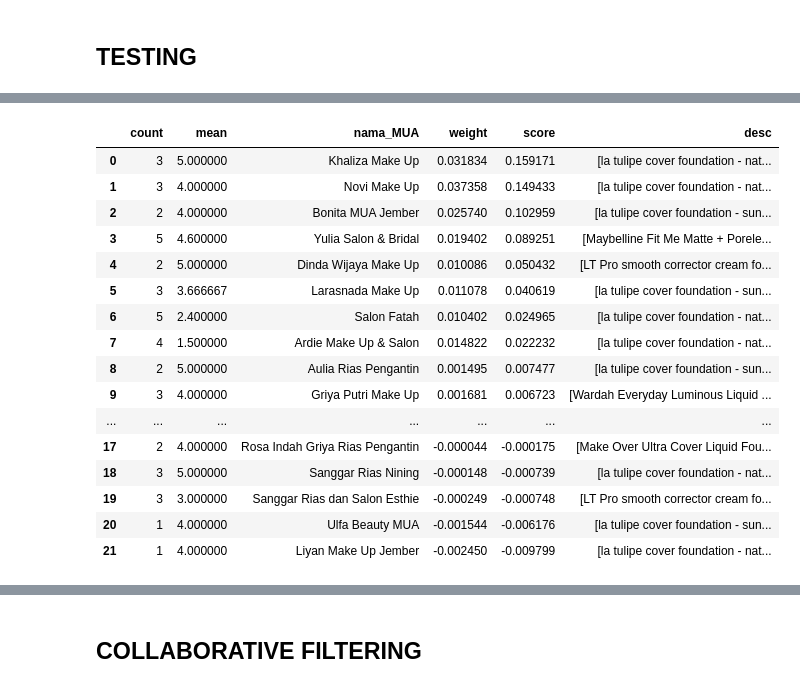
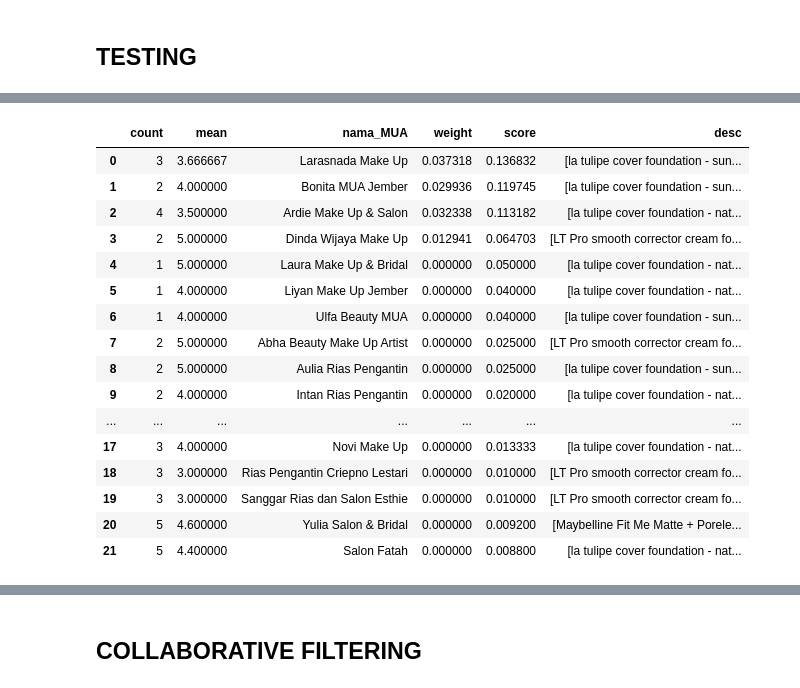
Before and after one commit to narandharanggi/MUA, a Jupyter notebook: hybrid_method.ipynb, the cells around one changed output, grey strips where cells are left out. Saved outputs shown, nothing was run; the diff lists cells and outputs as text; code cells hidden in the pictures.

```diff
--- a/hybrid_method.ipynb
+++ b/hybrid_method.ipynb
@@ -487 +499,23 @@ Lowest MAE
+# %%
+#lowest
+h_pivot = testing_user(data_for_model, data_for_user, 5)
+h_pivot
+# %% [output]
+|  | count | mean | nama_MUA | weight | score | desc |
+| 0 | 3 | 3.666667 | Larasnada Make Up | 0.037318 | 0.136832 | [la tulipe cover foundation - sun... |
+| 1 | 2 | 4.000000 | Bonita MUA Jember | 0.029936 | 0.119745 | [la tulipe cover foundation - sun... |
+| 2 | 4 | 3.500000 | Ardie Make Up & Salon | 0.032338 | 0.113182 | [la tulipe cover foundation - nat... |
+| 3 | 2 | 5.000000 | Dinda Wijaya Make Up | 0.012941 | 0.064703 | [LT Pro smooth corrector cream fo... |
+| 4 | 1 | 5.000000 | Laura Make Up & Bridal | 0.000000 | 0.050000 | [la tulipe cover foundation - nat... |
+| 5 | 1 | 4.000000 | Liyan Make Up Jember | 0.000000 | 0.040000 | [la tulipe cover foundation - nat... |
+| 6 | 1 | 4.000000 | Ulfa Beauty MUA | 0.000000 | 0.040000 | [la tulipe cover foundation - sun... |
+| 7 | 2 | 5.000000 | Abha Beauty Make Up Artist | 0.000000 | 0.025000 | [LT Pro smooth corrector cream fo... |
+| 8 | 2 | 5.000000 | Aulia Rias Pengantin | 0.000000 | 0.025000 | [la tulipe cover foundation - sun... |
+| 9 | 2 | 4.000000 | Intan Rias Pengantin | 0.000000 | 0.020000 | [la tulipe cover foundation - nat... |
+| ... | ... | ... | ... | ... | ... | ... |
+| 17 | 3 | 4.000000 | Novi Make Up | 0.000000 | 0.013333 | [la tulipe cover foundation - nat... |
+| 18 | 3 | 3.000000 | Rias Pengantin Criepno Lestari | 0.000000 | 0.010000 | [LT Pro smooth corrector cream fo... |
+| 19 | 3 | 3.000000 | Sanggar Rias dan Salon Esthie | 0.000000 | 0.010000 | [LT Pro smooth corrector cream fo... |
+| 20 | 5 | 4.600000 | Yulia Salon & Bridal | 0.000000 | 0.009200 | [Maybelline Fit Me Matte + Porele... |
+| 21 | 5 | 4.400000 | Salon Fatah | 0.000000 | 0.008800 | [la tulipe cover foundation - nat... |
 # %%
@@ -543,20 +580,0 @@ pivot_ = pivot_.sort_values(by=['score'], ignore_index=True, ascending=False)
-# %%
-pivot_
-# %% [output]
-|  | count | mean | nama_MUA | weight | score | desc |
-| 0 | 3 | 5.000000 | Khaliza Make Up | 0.031834 | 0.159171 | [la tulipe cover foundation - nat... |
-| 1 | 3 | 4.000000 | Novi Make Up | 0.037358 | 0.149433 | [la tulipe cover foundation - nat... |
-| 2 | 2 | 4.000000 | Bonita MUA Jember | 0.025740 | 0.102959 | [la tulipe cover foundation - sun... |
-| 3 | 5 | 4.600000 | Yulia Salon & Bridal | 0.019402 | 0.089251 | [Maybelline Fit Me Matte + Porele... |
-| 4 | 2 | 5.000000 | Dinda Wijaya Make Up | 0.010086 | 0.050432 | [LT Pro smooth corrector cream fo... |
-| 5 | 3 | 3.666667 | Larasnada Make Up | 0.011078 | 0.040619 | [la tulipe cover foundation - sun... |
-| 6 | 5 | 2.400000 | Salon Fatah | 0.010402 | 0.024965 | [la tulipe cover foundation - nat... |
-| 7 | 4 | 1.500000 | Ardie Make Up & Salon | 0.014822 | 0.022232 | [la tulipe cover foundation - nat... |
-| 8 | 2 | 5.000000 | Aulia Rias Pengantin | 0.001495 | 0.007477 | [la tulipe cover foundation - sun... |
-| 9 | 3 | 4.000000 | Griya Putri Make Up | 0.001681 | 0.006723 | [Wardah Everyday Luminous Liquid ... |
-| ... | ... | ... | ... | ... | ... | ... |
-| 17 | 2 | 4.000000 | Rosa Indah Griya Rias Pengantin | -0.000044 | -0.000175 | [Make Over Ultra Cover Liquid Fou... |
-| 18 | 3 | 5.000000 | Sanggar Rias Nining | -0.000148 | -0.000739 | [la tulipe cover foundation - nat... |
-| 19 | 3 | 3.000000 | Sanggar Rias dan Salon Esthie | -0.000249 | -0.000748 | [LT Pro smooth corrector cream fo... |
-| 20 | 1 | 4.000000 | Ulfa Beauty MUA | -0.001544 | -0.006176 | [la tulipe cover foundation - sun... |
-| 21 | 1 | 4.000000 | Liyan Make Up Jember | -0.002450 | -0.009799 | [la tulipe cover foundation - nat... |
```
Also changed, not shown: parts of 27 cells of this notebook.
